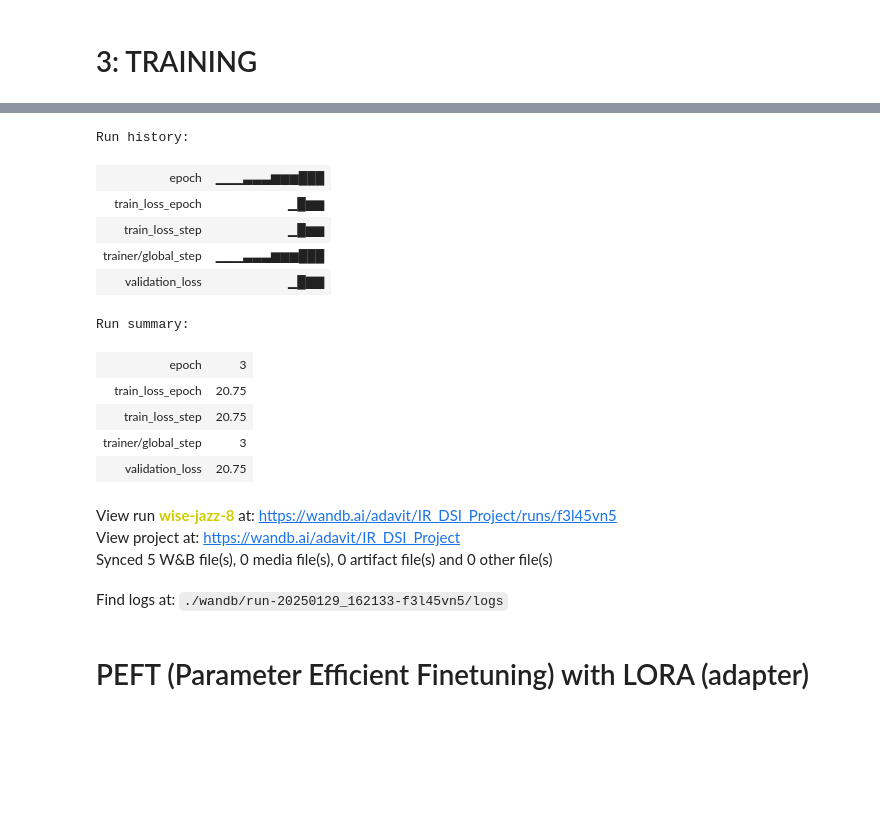
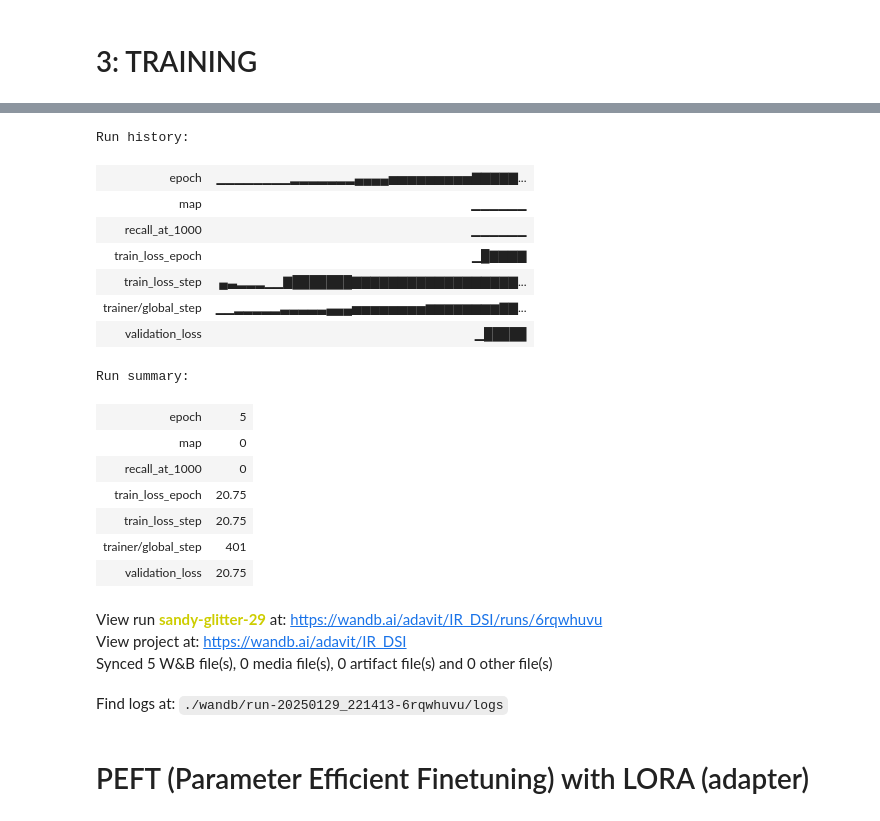
Before and after one commit to alessioborgi/NSIO_NeuralSearchIndexingOptimization, a Jupyter notebook: Source/InfoRetrieval.ipynb, the cells around one changed output, grey strips where cells are left out. Cells and saved outputs as stored; diff of their text form; code cells hidden in the pictures; blank space fills up the shorter version.

```diff
--- a/Source/InfoRetrieval.ipynb
+++ b/Source/InfoRetrieval.ipynb
@@ -171,6 +175,12 @@ class DSIT5Model(pl.LightningModule):
         self.model = T5ForConditionalGeneration.from_pretrained(model_name) # transformer
         self.tokenizer = T5Tokenizer.from_pretrained(model_name)
         self.learning_rate = learning_rate
+
+        self.val_losses = []
+        self.val_input_ids = []
+        self.val_decoder_input_ids = []
+        self.val_decoder_1000_input_ids = []
+        self.val_queries = []
 
     def training_step(self, batch, batch_idx):
         queries = torch.Tensor(batch['query']).squeeze(1).to(device)
@@ -209,10 +219,15 @@ class DSIT5Model(pl.LightningModule):
 
         loss = index_loss + retrieval_loss
 
-        metrics = self.compute_metrics(input_ids, decoder_input_ids, decoder_1000_input_ids)
+        # metrics = self.compute_metrics(input_ids, decoder_input_ids, decoder_1000_input_ids)
+
+        self.val_losses.append(loss.detach().cpu())
+        self.val_input_ids.append(input_ids.cpu())
+        self.val_decoder_input_ids.append(decoder_input_ids.cpu())
+        self.val_decoder_1000_input_ids.append(decoder_1000_input_ids.cpu())
+        self.val_queries.append(queries.cpu())
 
         self.log("validation_loss", loss, on_epoch=True)
-        return loss
 
     def test_step(self, batch, batch_idx):
         queries = torch.Tensor(batch['query']).squeeze(1).to(device)
@@ -296,6 +311,31 @@ class DSIT5Model(pl.LightningModule):
 
     def configure_optimizers(self):
         return torch.optim.AdamW(self.parameters(), lr=self.learning_rate)
+
+    def on_validation_start(self) -> None:
+        self.val_losses.clear()
+        self.val_input_ids.clear()
+        self.val_decoder_input_ids.clear()
+        self.val_decoder_1000_input_ids.clear()
+        self.val_queries.clear()
+
+    def on_validation_epoch_end(self):
+        val_losses = torch.stack(self.val_losses, dim=0)
+        all_input_ids = torch.cat(self.val_input_ids, dim=0).to(self.device)
+        all_decoder_input_ids = torch.cat(self.val_decoder_input_ids, dim=0).to(self.device)
+        all_decoder_1000_input_ids = torch.cat(self.val_decoder_input_ids, dim=0).to(self.device)
+        all_queries = torch.cat(self.val_queries, dim=0).to(self.device)
+        avg_loss = val_losses.mean()
+
+        metrics = self.compute_metrics(
+            input_ids=all_input_ids,
+            decoder_input_ids=all_decoder_input_ids,
+            decoder_1000_input_ids=all_decoder_1000_input_ids
+        )
+
+        self.log("validation_loss", avg_loss, on_epoch=True, prog_bar=True)
+        self.log("recall_at_1000", metrics["recall_at_1000"], on_epoch=True, prog_bar=True)
+        self.log("map", metrics["map"], on_epoch=True, prog_bar=True)
 # %% [markdown]
 # 3: TRAINING
 # %%
@@ -312,7 +352,7 @@ checkpoint_callback = ModelCheckpoint(
     mode='min'
 )
 
-early_stopping_callback = EarlyStopping(monitor='validation_loss', patience=3, mode='min')
+early_stopping_callback = EarlyStopping(monitor='validation_loss', patience=5, mode='min')
 
 # ===== DYNAMIC PRUNING ====
 # removes individual weights based on magnitude or importance
@@ -321,7 +361,7 @@ early_stopping_callback = EarlyStopping(monitor='validation_loss', patience=3, m
 pruning_callback = ModelPruning("l1_unstructured", amount=0.5)
 
 trainer = pl.Trainer(
-    max_epochs=5,
+    max_epochs=10,
     logger=logger,
     callbacks=[checkpoint_callback, early_stopping_callback, pruning_callback],
     log_every_n_steps=1,
@@ -358,17 +409,21 @@ INFO:pytorch_lightning.callbacks.model_summary:
 [interactive output not drawn]
-Run history:
+Run history:
-| epoch | ▁▁▁▃▃▃▆▆▆███ |
-| train_loss_epoch | ▁█▆▆ |
-| train_loss_step | ▁█▆▆ |
-| trainer/global_step | ▁▁▁▃▃▃▆▆▆███ |
-| validation_loss | ▁█▇▇ |
+| epoch | ▁▁▁▁▁▁▁▁▂▂▂▂▂▂▂▄▄▄▄▅▅▅▅▅▅▅▅▅▇▇▇▇▇... |
+| map | ▁▁▁▁▁▁ |
+| recall_at_1000 | ▁▁▁▁▁▁ |
+| train_loss_epoch | ▁█▇▇▇▇ |
+| train_loss_step | ▄▃▂▂▂▁▁▇███████▇▇▇▇▇▇▇▇▇▇▇▇▇▇▇▇▇▇... |
+| trainer/global_step | ▁▁▂▂▂▂▂▃▃▃▃▃▄▄▄▅▅▅▅▅▅▅▅▆▆▆▆▆▆▆▆▇▇... |
+| validation_loss | ▁█████ |
-Run summary:
+Run summary:
-| epoch | 3 |
+| epoch | 5 |
+| map | 0 |
+| recall_at_1000 | 0 |
 | train_loss_epoch | 20.75 |
 | train_loss_step | 20.75 |
-| trainer/global_step | 3 |
+| trainer/global_step | 401 |
 | validation_loss | 20.75 |
-View run wise-jazz-8 at: https://wandb.ai/adavit/IR_DSI_Project/runs/f3l45vn5
-View project at: https://wandb.ai/adavit/IR_DSI_Project
+View run sandy-glitter-29 at: https://wandb.ai/adavit/IR_DSI/runs/6rqwhuvu
+View project at: https://wandb.ai/adavit/IR_DSI
 Synced 5 W&B file(s), 0 media file(s), 0 artifact file(s) and 0 other file(s)
-Find logs at: ./wandb/run-20250129_162133-f3l45vn5/logs
+Find logs at: ./wandb/run-20250129_221413-6rqwhuvu/logs
```
Also changed, not shown: parts of 7 cells of this notebook.
